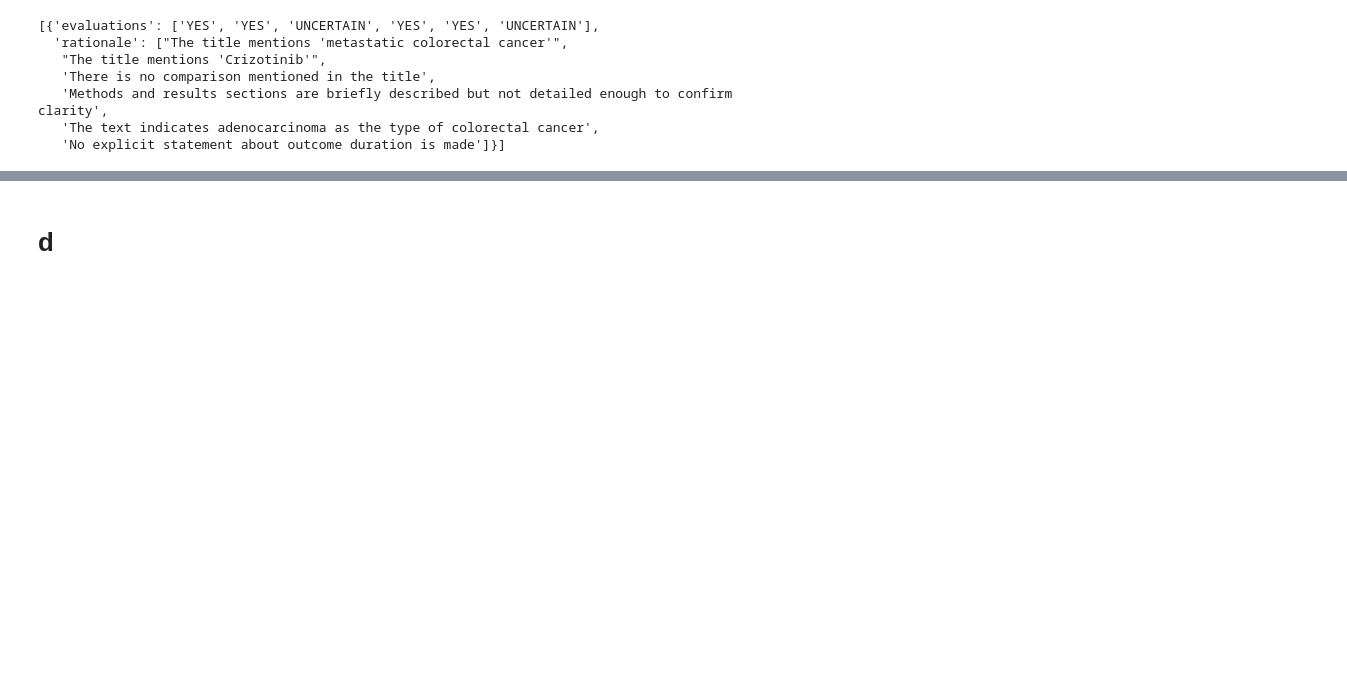
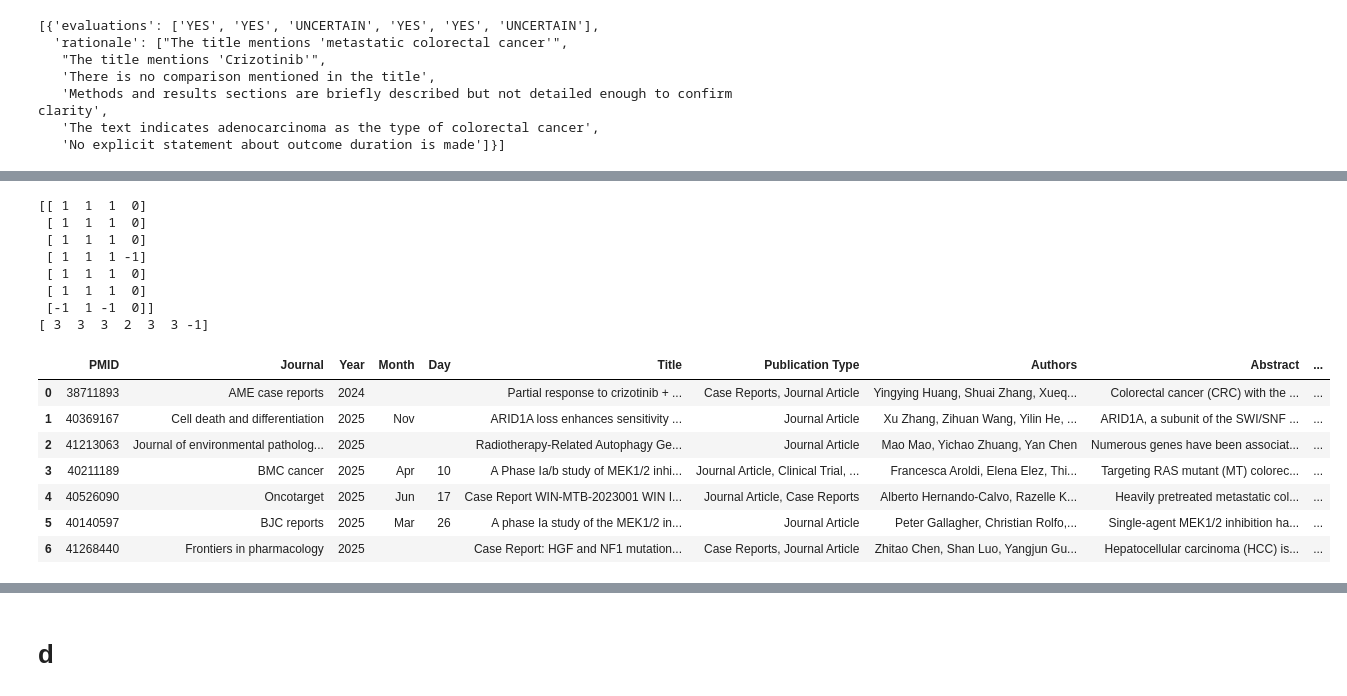
Before and after one commit to Mpkosh/TrialMind-SLR, a Jupyter notebook: draft.ipynb, the cells around one changed output, grey strips where cells are left out. Drawn from its saved outputs; the diff is of its cells as text; code cells hidden in the pictures; blank space fills up the shorter version.

```diff
--- a/draft.ipynb
+++ b/draft.ipynb
@@ -722,7 +941,7 @@ os.getenv("GIGACHAT_AUTH")
 # test the apis
 
 api = ScreeningCriteriaGeneration()
-ecs = api.run(
+ecs_p = api.run(
     population = f"Patients with {fin_condition} undergoing treatment with {treatements_eng[0]}",
     intervention = f"{treatements_eng[0]}",
     comparator = "",
@@ -732,6 +951,7 @@ ecs = api.run(
     num_abstract_criteria=2,
     thinking=False,
 )
+ecs_p
 # %% [output]
 call_openai https://gigachat.devices.sberbank.ru/api/v1
 api_call_single https://gigachat.devices.sberbank.ru/api/v1/
@@ -765,4 +982,4 @@ ecs
 # %%
-
-papers = df_papers[0].iloc[:3]["Title"] + ": " + df_papers[0].iloc[:3]["Abstract"].fillna("") # important to fillna
+papers = df_papers[0]["Title"] + ": " + df_papers[0]["Abstract"].fillna("") # important to fillna
 papers = papers.tolist()
+papers[:1]
@@ -786,10 +1002,0 @@ NameError: name 'ecs' is not defined
-# %%
-title_criteria = ["Does the title mention 'colorectal cancer'?",
-"Does the title mention 'crizotinib'?",
-"Is there any indication in the title that the study compares crizotinib to another treatment?"
-]
-
-content_criteria = ["Are the methods section and results clearly described in the paper?",
-"Does the study specify the type of colorectal cancer (e.g., adenocarcinoma)?",
-"Were the outcomes measured over a sufficient duration to assess long-term effects?"
-  ]
@@ -879,14 +1088,14 @@ parse_json_outputs([response.choices[0].message.content])
 # %%
 
 api = LiteratureScreening()
-ec_pred = api.run(
+ec_predP = api.run(
     population = f"Patients with {fin_condition} undergoing treatment with {treatements_eng[0]}",
     intervention = f"{treatements_eng[0]}",
     comparator = "",
     outcome = "",
     llm = os.getenv("MODEL_NAME"),
     criteria = title_criteria + content_criteria,
-    papers = papers[:1], # make for the top-100 for demo
+    papers = papers, # make for the top-100 for demo
 )
-ec_pred
+ec_predP
 # %% [output]
@@ -908,0 +1136,33 @@ OUTPUTS:  [{'evaluations': ['YES', 'YES', 'UNCERTAIN', 'YES', 'YES', 'UNCERTAIN'
+# %%
+evalsP = [i['evaluations'] for i in ec_predP]
+
+word2int = {"YES": 1,
+            "UNCERTAIN": 0,
+            "NO": -1
+           }
+#rev_subs = { v:k for k, v in word2int.items()} # subs.iteritems() In Python 3
+new_evalsP = []
+for one_e in evalsP:
+    new_evalsP.append([word2int.get(item, 0) for item in one_e ])
+new_evalsP = np.array(new_evalsP)
+print(new_evalsP)
+print(new_evalsP.sum(axis=1))
+df_papers[0]['screen_eval'] = new_evalsP.sum(axis=1)
+df_papers[0]
+# %% [output]
+[[ 1  1  1  0]
+ [ 1  1  1  0]
+ [ 1  1  1  0]
+ [ 1  1  1 -1]
+ [ 1  1  1  0]
+ [ 1  1  1  0]
+ [-1  1 -1  0]]
+[ 3  3  3  2  3  3 -1]
+|  | PMID | Journal | Year | Month | Day | Title | Publication Type | Authors | Abstract | ... |
+| 0 | 38711893 | AME case reports | 2024 |  |  | Partial response to crizotinib + ... | Case Reports, Journal Article | Yingying Huang, Shuai Zhang, Xueq... | Colorectal cancer (CRC) with the ... | ... |
+| 1 | 40369167 | Cell death and differentiation | 2025 | Nov |  | ARID1A loss enhances sensitivity ... | Journal Article | Xu Zhang, Zihuan Wang, Yilin He, ... | ARID1A, a subunit of the SWI/SNF ... | ... |
+| 2 | 41213063 | Journal of environmental patholog... | 2025 |  |  | Radiotherapy-Related Autophagy Ge... | Journal Article | Mao Mao, Yichao Zhuang, Yan Chen | Numerous genes have been associat... | ... |
+| 3 | 40211189 | BMC cancer | 2025 | Apr | 10 | A Phase Ia/b study of MEK1/2 inhi... | Journal Article, Clinical Trial, ... | Francesca Aroldi, Elena Elez, Thi... | Targeting RAS mutant (MT) colorec... | ... |
+| 4 | 40526090 | Oncotarget | 2025 | Jun | 17 | Case Report WIN-MTB-2023001 WIN I... | Journal Article, Case Reports | Alberto Hernando-Calvo, Razelle K... | Heavily pretreated metastatic col... | ... |
+| 5 | 40140597 | BJC reports | 2025 | Mar | 26 | A phase Ia study of the MEK1/2 in... | Journal Article | Peter Gallagher, Christian Rolfo,... | Single-agent MEK1/2 inhibition ha... | ... |
+| 6 | 41268440 | Frontiers in pharmacology | 2025 |  |  | Case Report: HGF and NF1 mutation... | Case Reports, Journal Article | Zhitao Chen, Shan Luo, Yangjun Gu... | Hepatocellular carcinoma (HCC) is... | ... |
```
Also changed, not shown: parts of 64 cells of this notebook, 6 other files.
